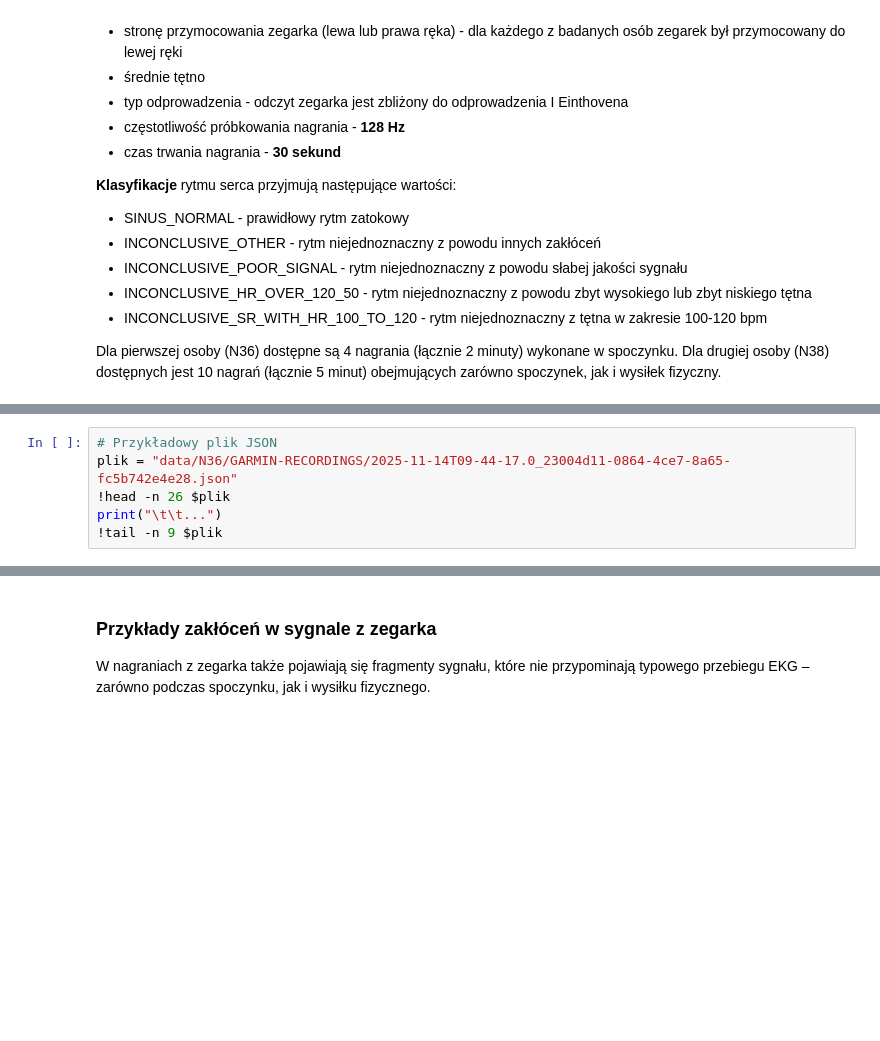
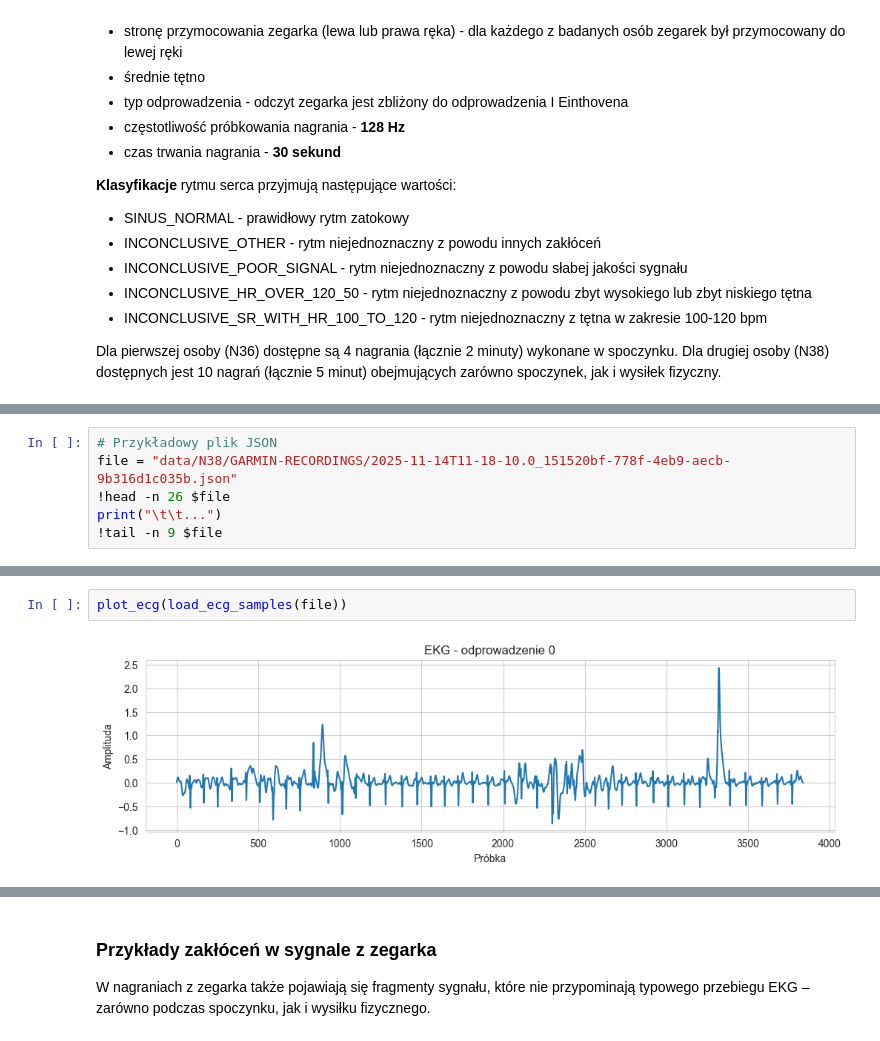
Before and after one commit to MichaelL200/Projekt-EKG, a Jupyter notebook: main.ipynb, the cells around one changed output, grey strips where cells are left out. Drawn from its saved outputs; the diff is of its cells as text; blank space fills up the shorter version.

```diff
--- a/main.ipynb
+++ b/main.ipynb
@@ -49,9 +43,9 @@ IFrame("data/N36/GARMIN-PDFs/Garmin_ECGRecording_11142025_0900PM.pdf", width=800
 # %%
 # Przykładowy plik JSON
-plik = "data/N36/GARMIN-RECORDINGS/2025-11-14T09-44-17.0_23004d11-0864-4ce7-8a65-fc5b742e4e28.json"
-!head -n 26 $plik
+file = "data/N38/GARMIN-RECORDINGS/2025-11-14T11-18-10.0_151520bf-778f-4eb9-aecb-9b316d1c035b.json"
+!head -n 26 $file
 print("\t\t...")
-!tail -n 9 $plik
+!tail -n 9 $file
 # %% [output]
 {
   "summary": {
@@ -72,0 +119,4 @@ print("\t\t...")
+# %%
+plot_ecg(load_ecg_samples(file))
+# %% [output]
+[figure, added]
```
Also changed, not shown: parts of 22 cells of this notebook.
